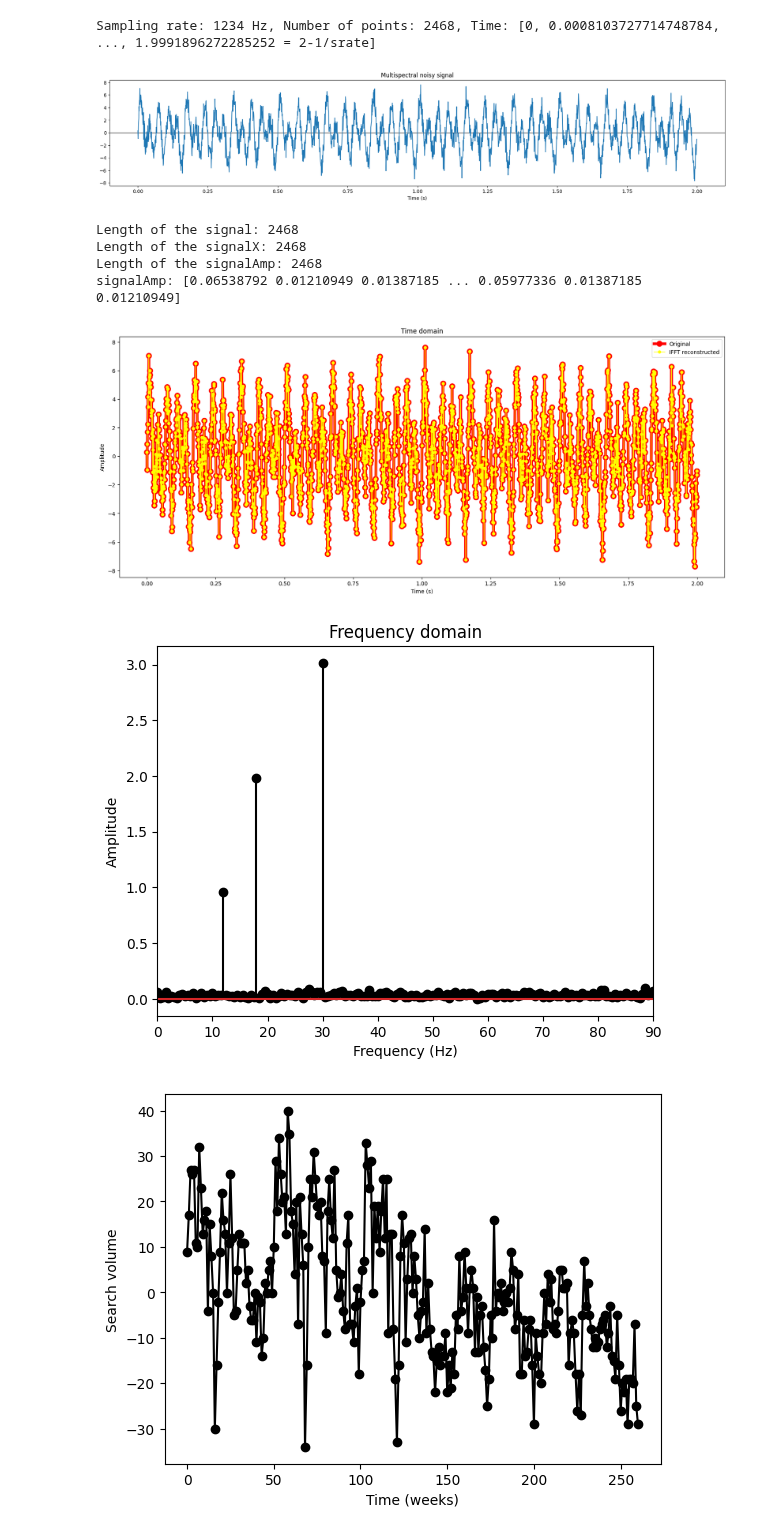
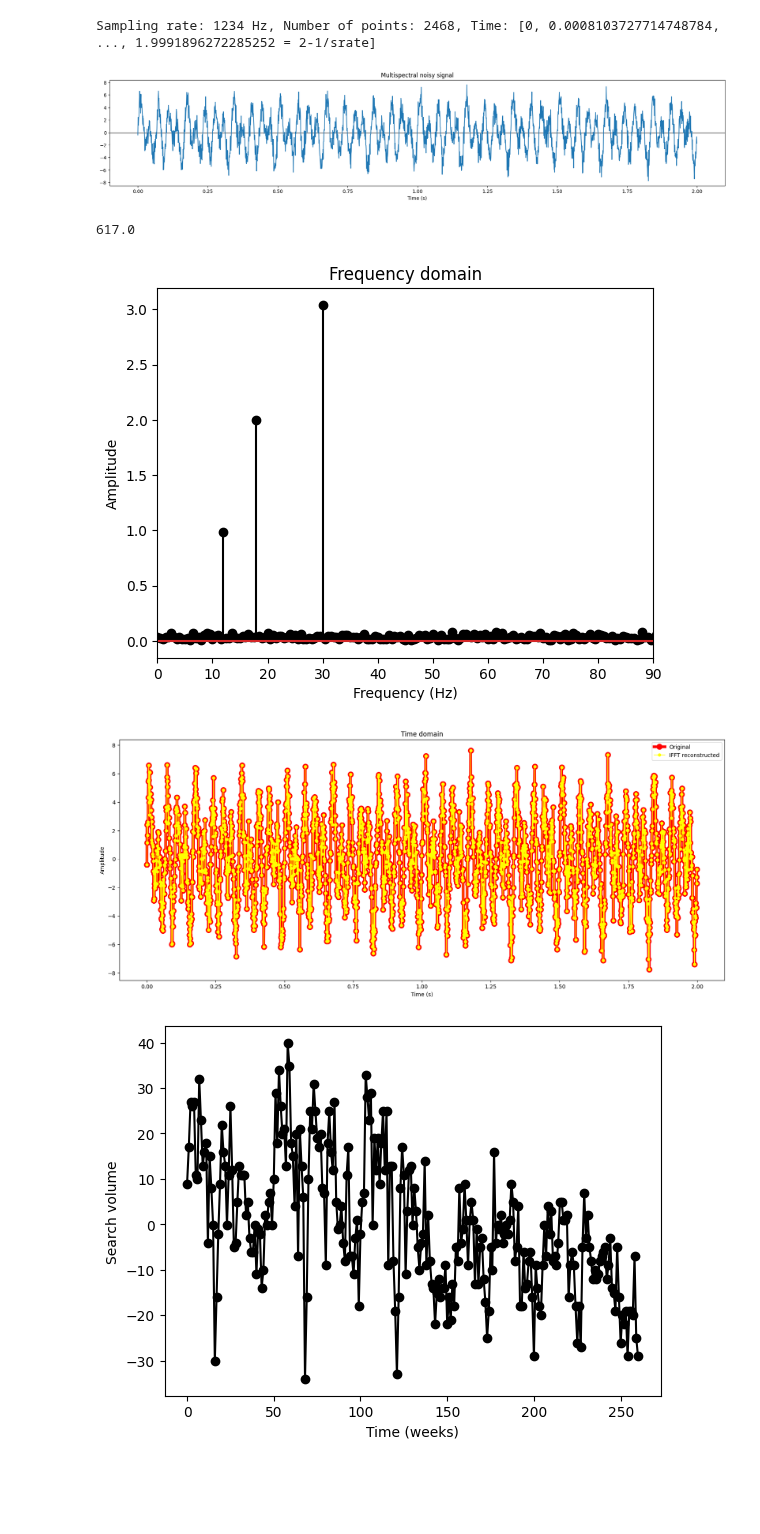
Before and after one commit to marzzelo/SignalProcessing, a Jupyter notebook: spectral/sigprocMXC_spectral.ipynb, the cells around one changed output. Saved outputs shown, nothing was run; the diff lists cells and outputs as text; code cells hidden in the pictures; blank space fills up the shorter version.

```diff
--- a/spectral/sigprocMXC_spectral.ipynb
+++ b/spectral/sigprocMXC_spectral.ipynb
@@ -27,14 +27,14 @@ Sampling rate: 1234 Hz, Number of points: 2468, Time: [0, 0.0008103727714748784,
 # frequencies to include
 frex = [12, 18, 30]
 
-signal = np.zeros(len(time))
+signal = np.zeros(npnts)
 
 # loop over frequencies to create signal
 for fi in range(0, len(frex)):
-    signal = signal + (fi + 1) * np.sin(2 * np.pi * frex[fi] * time)
+    signal = signal + (fi + 1) * np.sin(2 * np.pi * frex[fi] * time)  # fi + 1 = [1, 2, 3]
 
 # add some noise
-signal = signal + np.random.randn(len(signal))
+signal = signal + np.random.randn(npnts)  # add some noise
 
 plt.figure(figsize=(23, 4))
 plt.axhline(0, color='black', lw=1)
@@ -43,54 +43,50 @@ plt.xlabel('Time (s)')  # time vector is the normalized time points
 plt.plot(time, signal)
 plt.show()  # plot the signal versus the time vector
 # %% [output]
-[figure, old version]
+[figure, new version]
 # %%
 # amplitude spectrum via Fourier transform
 signalX = fft(signal)
-signalAmp = 2 * np.abs(signalX) / npnts
-print(f"Length of the signal: {len(signal)}")
-print(f"Length of the signalX: {len(signalX)}")
-print(f"Length of the signalAmp: {len(signalAmp)}")
-print(f'signalAmp: {signalAmp}')
+signalAmp = 2 * np.abs(signalX) / npnts  # amplitude spectrum (scaled by npnts/2)
 
 # vector of frequencies in Hz
-hz = np.linspace(0, srate / 2, int(np.floor(npnts / 2) + 1))
+hz = np.linspace(0, srate / 2, int(np.floor(npnts / 2) + 1))  # 1234 / 2 = 617 Hz
+print(hz[-1])
 # %% [output]
-Length of the signal: 2468
-Length of the signalX: 2468
-Length of the signalAmp: 2468
-signalAmp: [0.06538792 0.01210949 0.01387185 ... 0.05977336 0.01387185 0.01210949]
+617.0
+# %%
+# plot the amplitude spectrum
+plt.stem(hz, signalAmp[0: len(hz)], "k")
+plt.xlim([0, np.max(frex) * 3])
+plt.xlabel("Frequency (Hz)")
+plt.ylabel("Amplitude")
+plt.title("Frequency domain")
+plt.show()
+# %% [output]
+[figure, added]
 # %%
-## plots
+## plot the original signal and the reconstructed signal
 
 plt.figure(figsize=(20, 8))
 plt.plot(time, signal, "ro-", label="Original", linewidth=5, markersize=10)
 plt.plot(
     time,
     np.real(ifft(signalX)),
-    "o-",
+    "-o",
     label="IFFT reconstructed",
     linewidth=1,
     markersize=5,
     alpha=1,
     color="yellow",
 )
 
 plt.xlabel("Time (s)")
 plt.ylabel("Amplitude")
 plt.title("Time domain")
 plt.legend()
 plt.show()
-
-plt.stem(hz, signalAmp[0: len(hz)], "k")
-plt.xlim([0, np.max(frex) * 3])
-plt.xlabel("Frequency (Hz)")
-plt.ylabel("Amplitude")
-plt.title("Frequency domain")
-plt.show()
 # %% [output]
-[figure, old version]
+[figure, new version]
-[figure, removed]
 # %%
 ## example with real data
 
```
Also changed, not shown: parts of 4 cells of this notebook, 2 other files.
